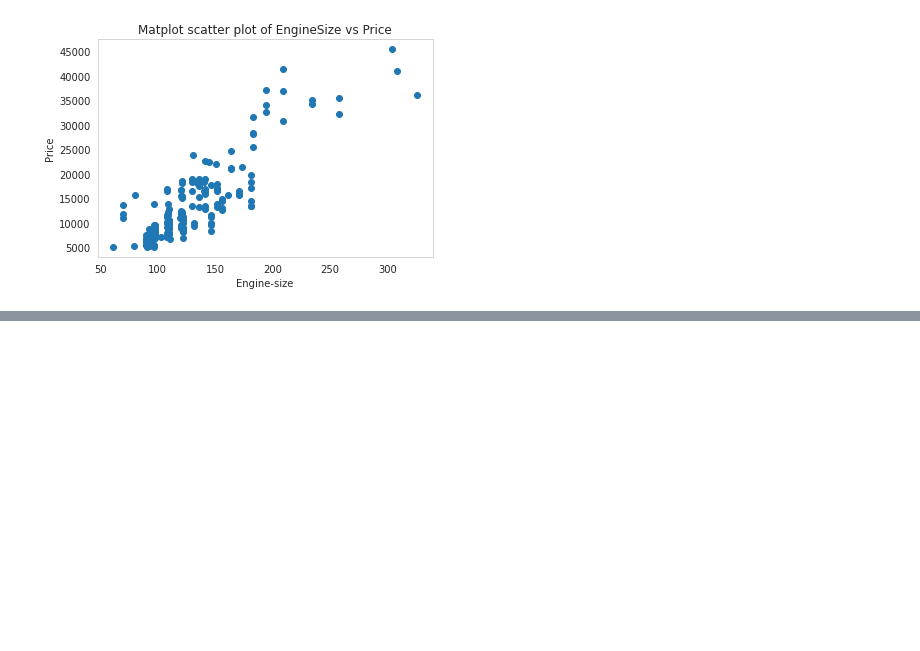
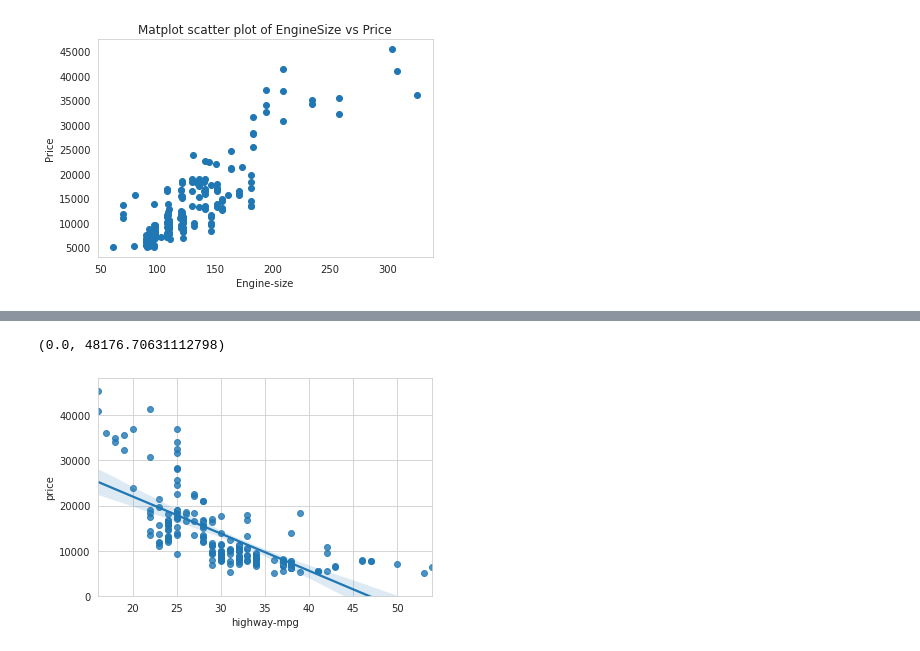
Before and after one commit to Binod-budathoki/Analyzing_selling_price_of_used_cars, a Jupyter notebook: PythonDataExploration.ipynb, the cells around one changed output, grey strips where cells are left out. Saved outputs shown, nothing was run; the diff lists cells and outputs as text; code cells hidden in the pictures; blank space fills up the shorter version.

```diff
--- a/PythonDataExploration.ipynb
+++ b/PythonDataExploration.ipynb
@@ -346,0 +434,10 @@ plt.show()
+# %%
+#Conversion of object type to integer type
+df["highway-mpg"]=df["highway-mpg"].astype(int)
+# %%
+#Another relationship between Highway Miles per gallon(highway-mpg) and  price
+sns.regplot(x="highway-mpg", y="price", data=df)
+plt.ylim(0,)
+# %% [output]
+(0.0, 48176.70631112798)
+[figure, added]
```
Also changed, not shown: parts of 23 cells of this notebook.
